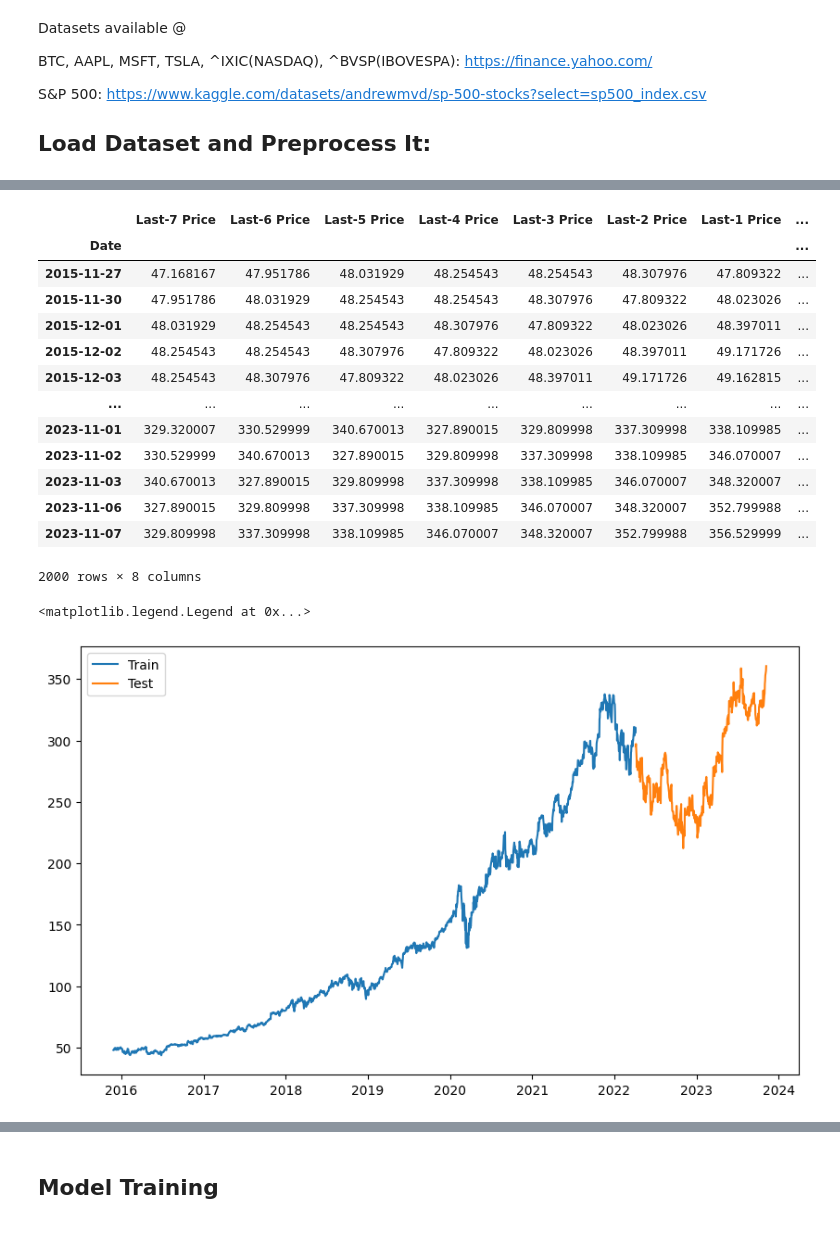
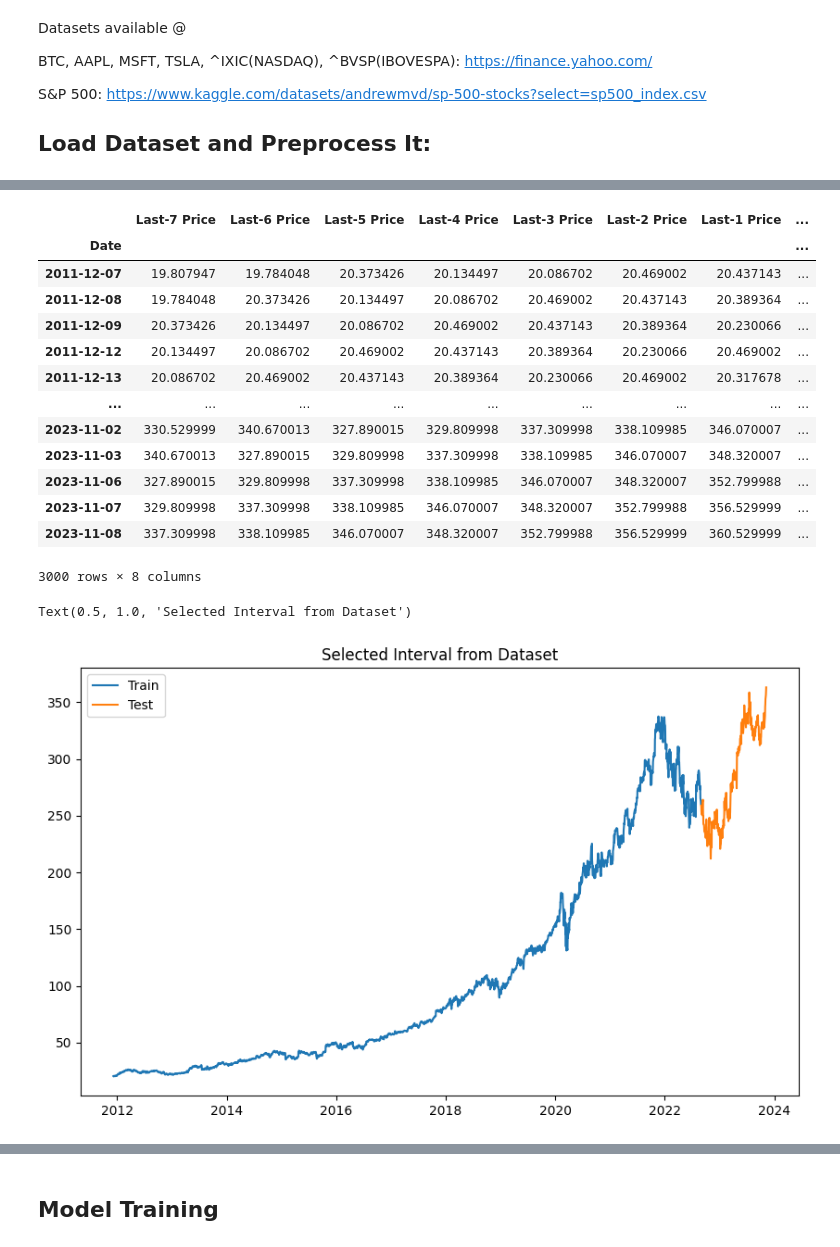
Before and after one commit to wallacelw/Price-Forecasting-With-LSTM, a Jupyter notebook: Prices_Forecasting_with_LSTM.ipynb, the cells around one changed output, grey strips where cells are left out. Saved outputs shown, nothing was run; the diff lists cells and outputs as text; code cells hidden in the pictures.

```diff
--- a/Prices_Forecasting_with_LSTM.ipynb
+++ b/Prices_Forecasting_with_LSTM.ipynb
@@ -15,8 +15,11 @@ import pandas as pd
 import datetime
 
 def str_to_datetime(s):
+  """ Converts a string object to the respective datetime objects"""
+
   year, month, day = [int(i) for i in s.split('-')]
   return datetime.datetime(year=year, month=month, day=day)
+
 
 price_dict = {
     "Adj Close" : "Price",
@@ -26,16 +29,19 @@ price_dict = {
 def load_df(filename):
   df = pd.read_csv(filename)
   df.rename(columns = price_dict, inplace = True)
+
+  # Univariate analysis
   df = df[["Date", "Price"]]
 
   # Convert date type objects to datetime object
   df["Date"] = df["Date"].apply(str_to_datetime)
 
-  # Turn Date into dataframe index
+  # Turn "Date" Column into dataframe index
   df.index = df.pop("Date")
 
   return df
 
+
 df = load_df("MSFT.csv")
 
 df
@@ -65,55 +72,55 @@ plt.plot(df.index, df["Price"])
 # %%
 # Choose the amount of days to consider from the dataset
-days = 2000
+days = 3000 # 0 for everything
 
 # numbers of days to consider in the input of the model
-lookback = 7 # a single week
+lookback = 7
 
-
-def df_to_windowed(df, n=lookback):
+# Convert to a windowed Dataframe,
+# so the last day prices (input) can predict the next day price (output)
+def df_to_windowed(df, n=lookback, days_selected=days):
   data = pd.DataFrame()
   for i in range(n, 0, -1):
     data[f"Last-{i} Price"] = df["Price"].shift(periods=i)
   data["Price"] = df["Price"]
-  return data.dropna()
 
-# Convert to a windowed Dataframe,
-# so the last day prices (input) can predict the next day price (output)
+  return data.dropna()[-days_selected:]
+
 windowed_df = df_to_windowed(df)
 
-# Select the amount of data
-windowed_df = windowed_df[-days:]
-
 windowed_df
 # %% [output]
 |  | Last-7 Price | Last-6 Price | Last-5 Price | Last-4 Price | Last-3 Price | Last-2 Price | Last-1 Price | ... |
 | Date |  |  |  |  |  |  |  | ... |
-| 2015-11-27 | 47.168167 | 47.951786 | 48.031929 | 48.254543 | 48.254543 | 48.307976 | 47.809322 | ... |
-| 2015-11-30 | 47.951786 | 48.031929 | 48.254543 | 48.254543 | 48.307976 | 47.809322 | 48.023026 | ... |
-| 2015-12-01 | 48.031929 | 48.254543 | 48.254543 | 48.307976 | 47.809322 | 48.023026 | 48.397011 | ... |
-| 2015-12-02 | 48.254543 | 48.254543 | 48.307976 | 47.809322 | 48.023026 | 48.397011 | 49.171726 | ... |
-| 2015-12-03 | 48.254543 | 48.307976 | 47.809322 | 48.023026 | 48.397011 | 49.171726 | 49.162815 | ... |
+| 2011-12-07 | 19.807947 | 19.784048 | 20.373426 | 20.134497 | 20.086702 | 20.469002 | 20.437143 | ... |
+| 2011-12-08 | 19.784048 | 20.373426 | 20.134497 | 20.086702 | 20.469002 | 20.437143 | 20.389364 | ... |
+| 2011-12-09 | 20.373426 | 20.134497 | 20.086702 | 20.469002 | 20.437143 | 20.389364 | 20.230066 | ... |
+| 2011-12-12 | 20.134497 | 20.086702 | 20.469002 | 20.437143 | 20.389364 | 20.230066 | 20.469002 | ... |
+| 2011-12-13 | 20.086702 | 20.469002 | 20.437143 | 20.389364 | 20.230066 | 20.469002 | 20.317678 | ... |
 | ... | ... | ... | ... | ... | ... | ... | ... | ... |
-| 2023-11-01 | 329.320007 | 330.529999 | 340.670013 | 327.890015 | 329.809998 | 337.309998 | 338.109985 | ... |
 | 2023-11-02 | 330.529999 | 340.670013 | 327.890015 | 329.809998 | 337.309998 | 338.109985 | 346.070007 | ... |
 | 2023-11-03 | 340.670013 | 327.890015 | 329.809998 | 337.309998 | 338.109985 | 346.070007 | 348.320007 | ... |
 | 2023-11-06 | 327.890015 | 329.809998 | 337.309998 | 338.109985 | 346.070007 | 348.320007 | 352.799988 | ... |
 | 2023-11-07 | 329.809998 | 337.309998 | 338.109985 | 346.070007 | 348.320007 | 352.799988 | 356.529999 | ... |
+| 2023-11-08 | 337.309998 | 338.109985 | 346.070007 | 348.320007 | 352.799988 | 356.529999 | 360.529999 | ... |
-2000 rows × 8 columns
+3000 rows × 8 columns
 # %%
-# Separate data into 80% training and 20% test
-q80 = int(len(windowed_df) * 0.8)
+# Separate data into 90% training and 10% test
+split_marker = int(len(windowed_df) * 0.9)
 
-windowed_df_train = windowed_df.iloc[:q80, :]
-windowed_df_test = windowed_df.iloc[q80:, :]
+def split_train_test(windowed, marker=split_marker):
+  return windowed.iloc[:marker, :], windowed.iloc[marker:, :]
+
+windowed_df_train, windowed_df_test = split_train_test(windowed_df)
 
 plt.figure(figsize=(10,6))
 plt.plot(windowed_df_train.index, windowed_df_train["Price"])
 plt.plot(windowed_df_test.index, windowed_df_test["Price"])
 plt.legend(["Train", "Test"])
+plt.title("Selected Interval from Dataset")
 # %% [output]
-<matplotlib.legend.Legend at 0x...>
+Text(0.5, 1.0, 'Selected Interval from Dataset')
-[figure, old version]
+[figure, new version]
 # %%
 from sklearn.preprocessing import MinMaxScaler
 
```
Also changed, not shown: parts of 14 cells of this notebook.
